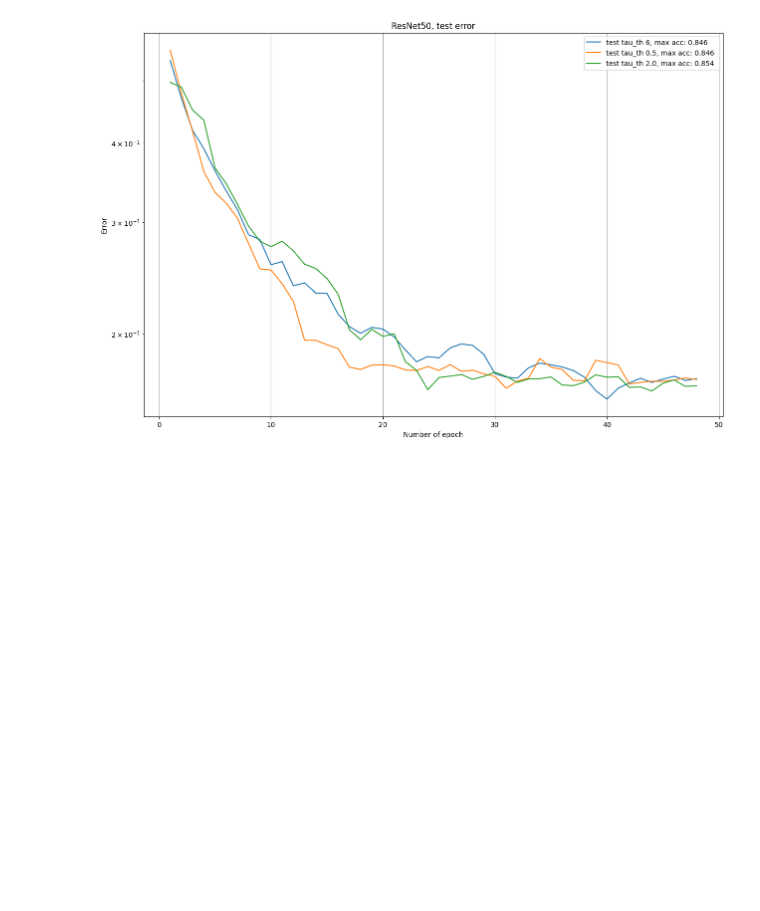
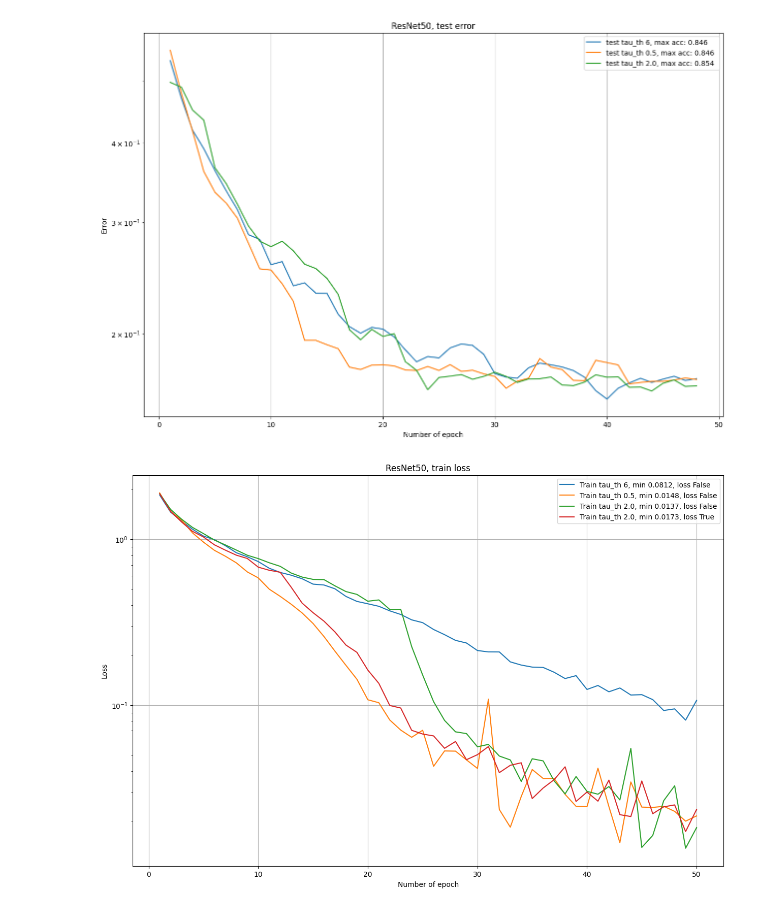
Before and after one commit to Stanpie3/importance_sampling, a Jupyter notebook: ImportanceSamplingMLProject.ipynb, the cells around one changed output. Saved outputs shown, nothing was run; the diff lists cells and outputs as text; code cells hidden in the pictures; blank space fills up the shorter version.

```diff
--- a/ImportanceSamplingMLProject.ipynb
+++ b/ImportanceSamplingMLProject.ipynb
@@ -144,9 +149,9 @@ def train_full(model,
                             accum,
                             condition,
                             presample,
-                            use_loss_estimation
+                            use_loss_estimation,
                             **kwargs)
-        print("ddd")
+
         if callback :
             val_scores = eval(model) if eval else {}
             #print(condition.string + f" n_un={callback.n_un[-1]}")
@@ -178,7 +182,6 @@ Files already downloaded and verified
 Files already downloaded and verified
 Files already downloaded and verified
 # %%
-
 %autoreload 1
 from models import ResNet50
 from common_utils import UnCallBack
@@ -199,6 +202,7 @@ def eval_callback(model):
     loss, acc =evaluate(model, val_dataloader, loss_fn)
     return {"val_loss": loss, "val_acc": acc}
 
+
 train_full( model,
             train_dataloader,
             loss_fn,
@@ -207,8 +211,8 @@ train_full( model,
             eval = eval_callback,
             callback = callback,
             presample = 3,
-            tau_th = None,
-            use_loss_estimation = True,
-            second_approach = False)
-
+            tau_th = -0.1,
+            use_loss_estimation = False,
+            second_approach = True)
+#142.20s
 callback.save("loss_estimation")
@@ -284,3 +293,42 @@ plt.grid(True)
 # %%
 print(f'Best accuracy on train: {np.max(callback.train_acc)}, on {np.argmax(callback.train_acc) + 1} epoch')
 print(f'Best accuracy on validation: {np.max(callback.val_acc)}, on {np.argmax(callback.val_acc) + 1} epoch')
+# %%
+from common_utils import UnCallBack
+import matplotlib.pyplot as plt
+import numpy as np
+
+%matplotlib inline
+callback_1= UnCallBack.load("callbacks/callback.pickle")
+callback_2= UnCallBack.load("callbacks/callback_0.pickle")
+callback_3= UnCallBack.load("callbacks/callback_total.pickle")
+callback_4= UnCallBack.load("callbacks/loss.pickle")
+
+plt.figure(figsize=(15, 10))
+plt.title('ResNet50, train loss')
+plt.xlabel('Number of epoch')
+plt.ylabel('Loss')
+
+
+def smoth(x,N_ = 5):
+    return np.convolve([1.0/N_]*N_,x,"valid")
+
+cllbacks = [callback_1, callback_2, callback_3, callback_4]
+
+length = min( len(i.train_loss) for i in cllbacks)
+
+
+for idx , callback in enumerate(cllbacks):
+    suffix = f'tau_th {callback.meta["tau_th"]}'
+
+    min_loss = min(callback.train_loss[0:length])
+    y = smoth(callback.train_loss[0:length],1)
+    epochs = np.arange(length) + 1
+    plt.plot(epochs, y , label=f'Train {suffix}, min {min_loss:.4f}, loss {idx>2}')
+
+plt.legend()
+plt.yscale("log")
+plt.grid(True)
+plt.show()
+# %% [output]
+[figure, added]
```
Also changed, not shown: parts of 4 cells of this notebook.
